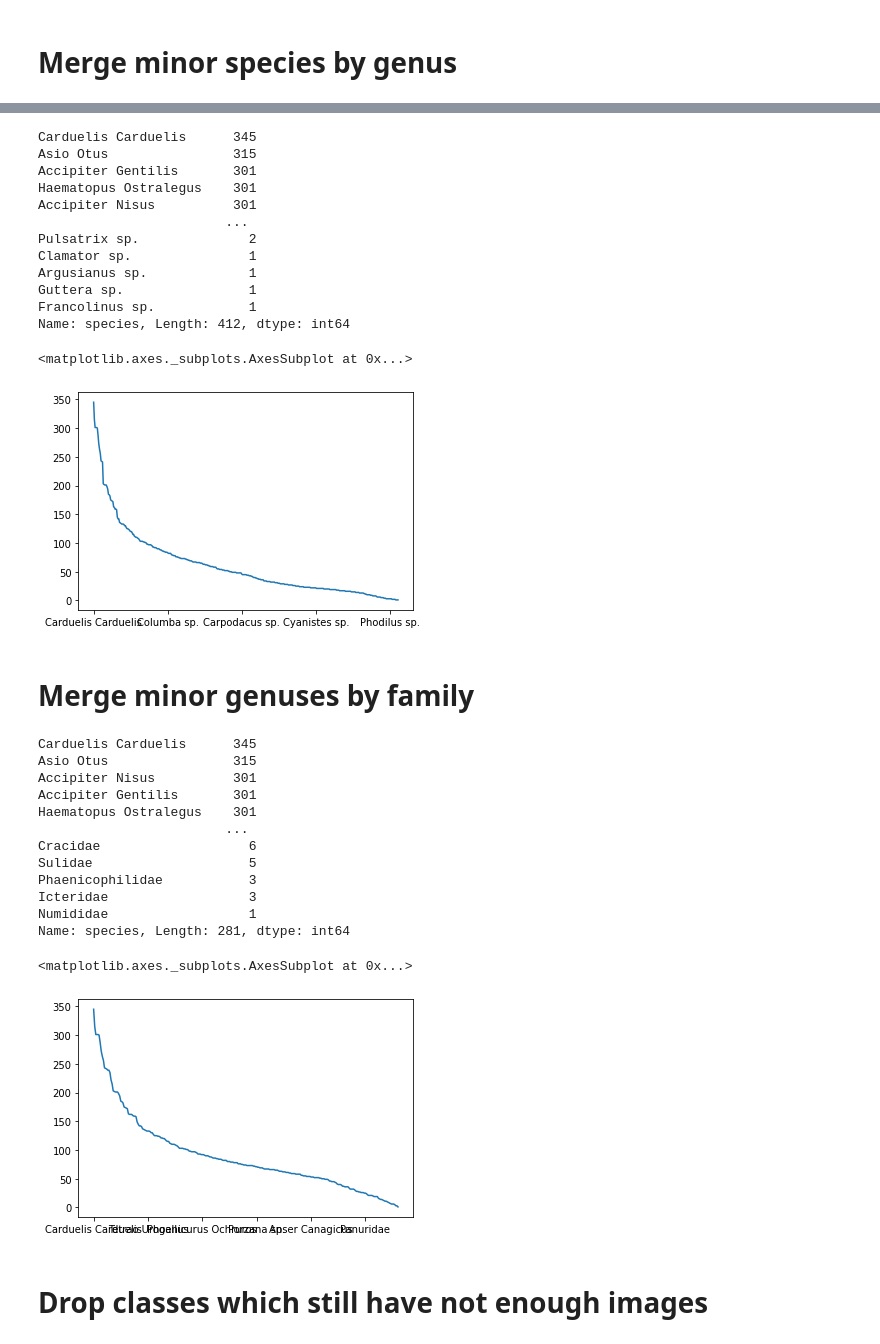
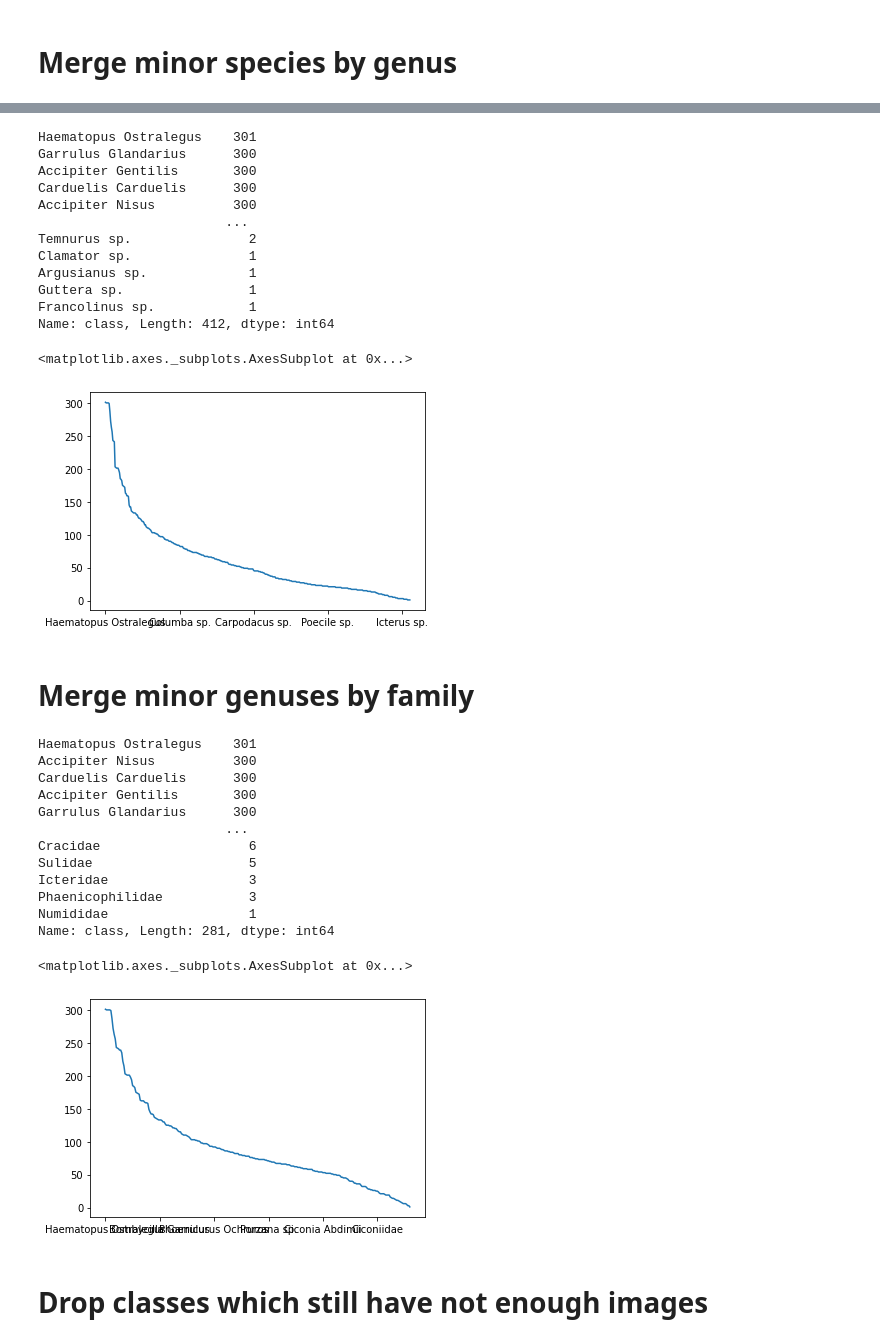
Before and after one commit to feathers-dataset/feathersv1-classification, a Jupyter notebook: class_normalization.ipynb, the cells around one changed output, grey strips where cells are left out. Cells and saved outputs as stored; diff of their text form; code cells hidden in the pictures.

Commit message:
Update class_normalization.ipynb
Added species column

```diff
--- a/class_normalization.ipynb
+++ b/class_normalization.ipynb
@@ -81,7 +81,7 @@ def merge_species(name):
   name = name.split(' ')[0] + " sp."
   return name
 # %%
-images['species'] = images['species'].apply(lambda x : merge_species(x) if x in species_list else x)
+images['class'] = images['species'].apply(lambda x : merge_species(x) if x in species_list else x)
 # %%
 images.tail()
 # %% [output]
@@ -94,29 +94,29 @@ images.tail()
 # %%
-images['species'].value_counts()
+images['class'].value_counts()
 # %% [output]
-Carduelis Carduelis      345
-Asio Otus                315
-Accipiter Gentilis       301
 Haematopus Ostralegus    301
-Accipiter Nisus          301
+Garrulus Glandarius      300
+Accipiter Gentilis       300
+Carduelis Carduelis      300
+Accipiter Nisus          300
                         ...
-Pulsatrix sp.              2
+Temnurus sp.               2
 Clamator sp.               1
 Argusianus sp.             1
 Guttera sp.                1
 Francolinus sp.            1
-Name: species, Length: 412, dtype: int64
+Name: class, Length: 412, dtype: int64
 # %%
-images['species'].value_counts().plot()
+images['class'].value_counts().plot()
 # %% [output]
 <matplotlib.axes._subplots.AxesSubplot at 0x...>
-[figure, old version]
+[figure, new version]
 # %% [markdown]
 # Merge minor genuses by family
 # %%
 def merge_genuses(row):
-    if (row['species'] in genus_list):
+    if (row['class'] in genus_list):
         return row['family']
     else:
-      return row['species']
+      return row['class']
 # %%
@@ -124,27 +124,27 @@ count = images.groupby('species').count()
 minor_genus = count.loc[count['filename'] < MIN_IMAGES]
 genus_list = minor_genus.index.to_list()
 # %%
-images['species'] = images.apply(merge_genuses, axis = 1)
+images['class'] = images.apply(merge_genuses, axis = 1)
 # %%
-images['species'].value_counts()
+images['class'].value_counts()
 # %% [output]
-Carduelis Carduelis      345
-Asio Otus                315
-Accipiter Nisus          301
-Accipiter Gentilis       301
 Haematopus Ostralegus    301
+Accipiter Nisus          300
+Carduelis Carduelis      300
+Accipiter Gentilis       300
+Garrulus Glandarius      300
                         ...
 Cracidae                   6
 Sulidae                    5
+Icteridae                  3
 Phaenicophilidae           3
-Icteridae                  3
 Numididae                  1
-Name: species, Length: 281, dtype: int64
+Name: class, Length: 281, dtype: int64
 # %%
-images['species'].value_counts().plot()
+images['class'].value_counts().plot()
 # %% [output]
 <matplotlib.axes._subplots.AxesSubplot at 0x...>
-[figure, old version]
+[figure, new version]
 # %% [markdown]
 # Drop classes which still have not enough images
 # %%
```
Also changed, not shown: parts of 8 cells of this notebook.
